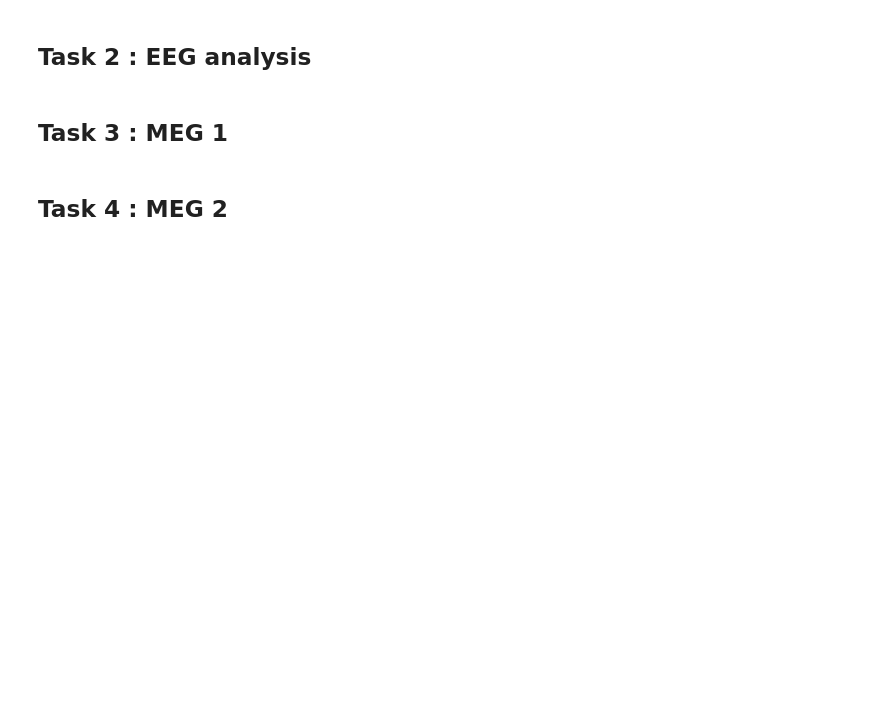
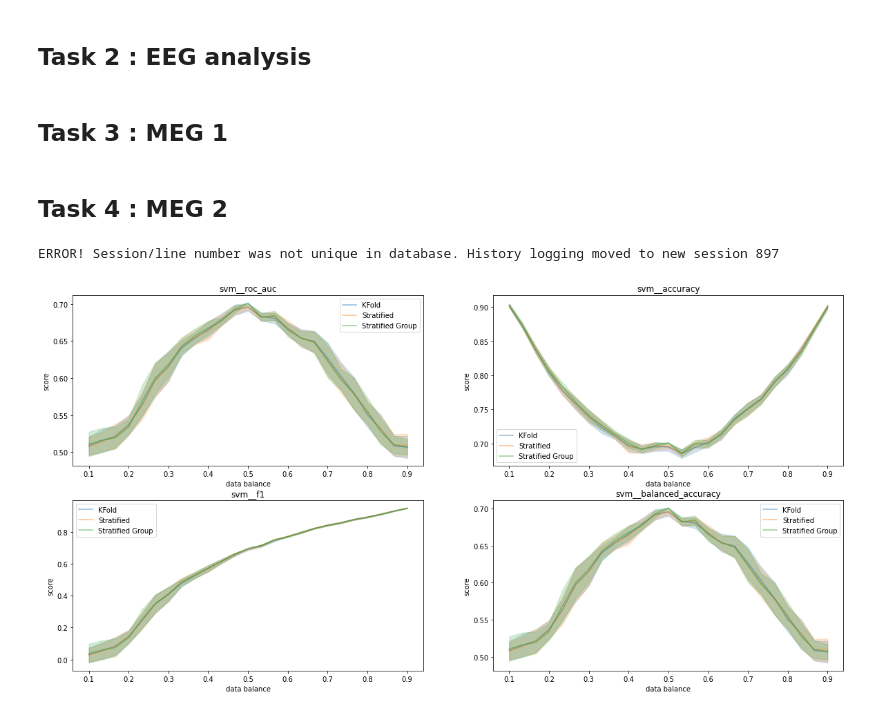
Before and after one commit to thecocolab/data-imbalance, a Jupyter notebook: notebooks/imbalance_analysis.ipynb, the cells around one changed output. Cells and saved outputs as stored; diff of their text form; code cells hidden in the pictures; blank space fills up the shorter version.

```diff
--- a/notebooks/imbalance_analysis.ipynb
+++ b/notebooks/imbalance_analysis.ipynb
@@ -51,7 +51,6 @@ warnings.simplefilter("ignore", RuntimeWarning)
 For that first classification task, we will generate data from two gaussian distributions, with means of 0 and 2.
 # %%
 pls = []
-#for distance in [0,1,3]:
 
 def run(distance):
     # generate random data
@@ -62,7 +61,7 @@ def run(distance):
         y,
         groups,
         dataset_balance=np.linspace(0.1, 0.9, 25),
-        classifiers=["lr", "lda", "svm"],# "rf"],
+        classifiers=["lr", "lda", "svm", "rf"],
         metrics=["roc_auc", "accuracy", "f1", "balanced_accuracy"],
         n_permutations=100,
         n_init=10,
@@ -92,22 +93,22 @@ pl_nsamples.evaluate()
 # %%
 
-pls_crossvals = []
-cvs = ["KFold", "Stratified", "Stratified Group"]
-
+pls_crossvals = {}
+cv_names = ["KFold", "Stratified", "Stratified Group"]
+cvs = [KFold(n_splits=5), StratifiedKFold(n_splits=5), StratifiedGroupKFold(n_splits=5)]
 # generate random data
 x, y, groups = gaussian_binary(n_samples_per_class=500, n_groups=5, mean_distance=1)
 # run the pipeline
-for cross_val in [KFold(n_splits=5), StratifiedKFold(n_splits=5), StratifiedGroupKFold(n_splits=5)]:
+for idx_cv, cross_val in enumerate(cvs):
     pl = Pipeline(
         x,
         y,
         groups,
         dataset_balance=np.linspace(0.1, 0.9, 25),
-        classifiers=["lr", "lda", "svm"],# "rf"],
+        classifiers=["lr", "lda", "svm", "rf"],
         metrics=["roc_auc", "accuracy", "f1", "balanced_accuracy"],
-        n_permutations=100,
+        n_permutations=1,
         n_init=10,
         cross_validation=cross_val,
     )
     pl.evaluate()
-    pls_crossvals.append(deepcopy(pl))
+    pls_crossvals[cv_names[idx_cv]] = deepcopy(pl)
@@ -114,6 +117,6 @@ for cross_val in [KFold(n_splits=5), StratifiedKFold(n_splits=5), StratifiedGrou
 # %%
 # visualize the result
-fig, axes = plt.subplots(6, 3, figsize=(20, 30))
+fig, axes = plt.subplots(6, 3, figsize=(20, 30), dpi=300)
 figtitle = "Synthetic data"
 #fig.suptitle(figtitle, fontsize=25)
 classifiers=["lr", "lda", "svm", "rf"]
@@ -130,4 +133,6 @@ for ax_idx,ax in enumerate(axes.flat):
         metric_balance(pls[ax_idx%3], ax=ax, show=False, classifier=classifiers[(ax_idx-3)//3], show_leg=show_leg_metric)
         show_leg_metric = False
     elif ax_idx == 15:
-        metric_balance(pls_nsamples[0], ax=ax, show=False, classifier="svm", show_leg=True)
+        plot_different_n(pl_nsamples, ax=ax, show=False, classifier="svm", show_leg=True, metric="accuracy")
+    elif ax_idx == 16:
+        plot_different_cvs(pls_crossvals, ax=ax, show=False, classifier="svm", show_leg=True, metric="accuracy")
@@ -171,5 +179,45 @@ for ax_idx,ax in enumerate(axes.flat):
         metric_balance(pl, ax=ax, show=False, classifier=classifiers[ax_idx-1])
 # %% [markdown]
 ## Task 3 : MEG 1
+# %%
+# visualize the result
+fig, axes = plt.subplots(2, 3, figsize=(20, 10))
+figtitle = "MEG CAMCAN data"
+#fig.suptitle(figtitle, fontsize=25)
+classifiers=["lr", "lda", "svm", "rf"]
+
+for ax_idx,ax in enumerate(axes.flat):
+    ax.text(-0.1, 1.05, string.ascii_uppercase[ax_idx], transform=ax.transAxes,
+            size=20, weight='bold')
+    if ax_idx == 0:
+        data_distribution(pl, ax=ax, show=False)
+    elif ax_idx < 5:
+        metric_balance(pl, ax=ax, show=False, classifier="svm")
 # %% [markdown]
 ## Task 4 : MEG 2
+# %%
+# generate random data
+x, y, groups = gaussian_binary(n_samples_per_class=1500, n_groups=5, mean_distance=1)
+# run the pipeline
+pl_nsamples = Pipeline(
+    x,
+    y,
+    groups,
+    dataset_balance=np.linspace(0.1, 0.9, 25),
+    classifiers=["svm"],# "rf"],
+    metrics=["roc_auc", "accuracy", "f1", "balanced_accuracy"],
+    n_permutations=0,
+    n_init=1,
+    dataset_size=(0.1, 0.33, 1)
+)
+pl_nsamples.evaluate()
+# %% [output]
+ERROR! Session/line number was not unique in database. History logging moved to new session 897
+# %%
+metrics=[ "roc_auc","accuracy", "f1", "balanced_accuracy"]
+fig, axes = plt.subplots(2, 2, figsize=(20, 10))
+
+for ax_idx,ax in enumerate(axes.flat):
+    plot_different_cvs(pls_crossvals, ax=ax, show=False, classifier="svm", show_leg=True, metric=metrics[ax_idx])
+# %% [output]
+[figure, added]
```
Also changed, not shown: parts of 4 cells of this notebook.
